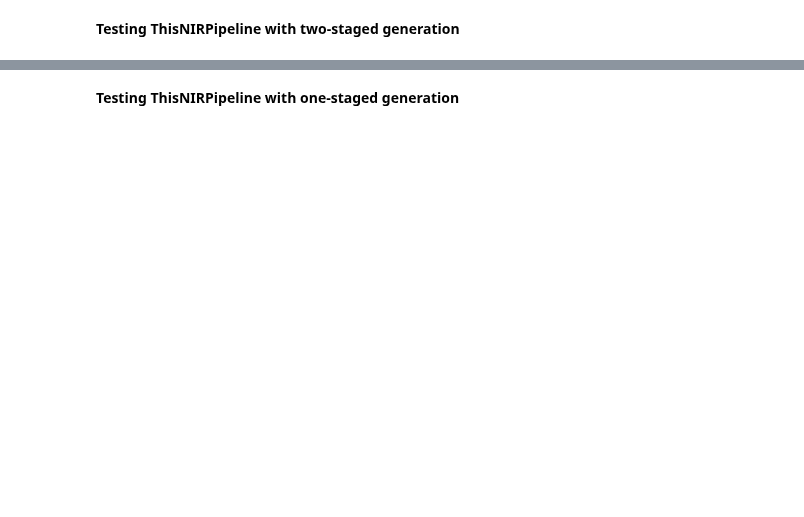
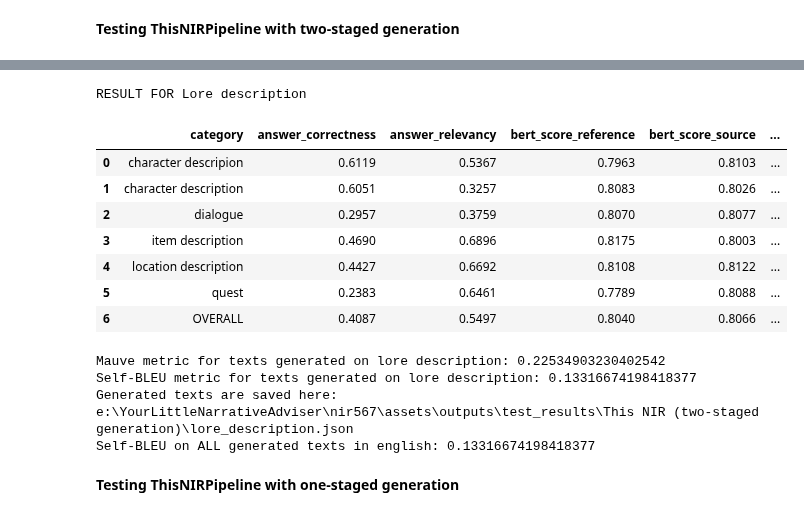
Before and after one commit to Alisazzzz/nir567, a Jupyter notebook: notebooks/testing_several_answer_pipelines.ipynb, the cells around one changed output, grey strips where cells are left out. Drawn from its saved outputs; the diff is of its cells as text; code cells hidden in the pictures; blank space fills up the shorter version.

```diff
--- a/notebooks/testing_several_answer_pipelines.ipynb
+++ b/notebooks/testing_several_answer_pipelines.ipynb
@@ -359,7 +395,9 @@ def run_generation_tests_ThisNIRPipeline_two_stages(test_data: Dict[str, Any], d
         reference = task["reference"]
         category = task.get("category", "default")
 
-        context = form_context_with_llm(query, graph, instruct_llm, embeddings_model, language)
+        this_graph_embeddings = manager.get_embedding_model(graph.get_embedding_model())
+
+        context = form_context_with_llm(query, graph, instruct_llm, this_graph_embeddings, language)
         answer_plan = generate_plan(query, context, answer_llm, False, language)
         answer_final = generate_answer_based_on_plan(query, answer_plan, context, answer_llm, language)
 
@@ -414,7 +452,7 @@ def run_generation_tests_ThisNIRPipeline_two_stages(test_data: Dict[str, Any], d
     print(f"Self-BLEU metric for texts generated on {dataset_name}: {self_bleu_score}")
 
     if generated:
-        pipeline_dir = os.path.join(results_dir, "Basic LLM")
+        pipeline_dir = os.path.join(results_dir, "This NIR (two-staged generation)")
         os.makedirs(pipeline_dir, exist_ok=True)
 
         generated_with_metrics = []
@@ -437,11 +475,12 @@ def run_generation_tests_ThisNIRPipeline_two_stages(test_data: Dict[str, Any], d
     return generated_texts
 # %%
 texts_lore = run_generation_tests_ThisNIRPipeline_two_stages(test_data_lore_description, "lore description", "lore_description.json")
-texts_design = run_generation_tests_ThisNIRPipeline_two_stages(test_data_design_document, "design document", "design_document.json")
-texts_scenario = run_generation_tests_ThisNIRPipeline_two_stages(test_data_scenario, "scenario", "scenario.json")
+#texts_design = run_generation_tests_ThisNIRPipeline_two_stages(test_data_design_document, "design document", "design_document.json")
+#texts_scenario = run_generation_tests_ThisNIRPipeline_two_stages(test_data_scenario, "scenario", "scenario.json")
 
-all_generated_texts = texts_lore + texts_design + texts_scenario
+all_generated_texts = texts_lore #+ texts_design + texts_scenario
 self_bleu_all = compute_self_bleu(generateds=all_generated_texts)
 print(f"Self-BLEU on ALL generated texts in english: {self_bleu_all}")
 
-texts_russian = run_generation_tests_ThisNIRPipeline_two_stages(test_data_scenario, "scenario in russian", "scenario_russian.json", "ru")
+#texts_russian = run_generation_tests_ThisNIRPipeline_two_stages(test_data_scenario, "scenario in russian", "scenario_russian.json", "ru")
+# %% [output]
@@ -448,3 +504,16 @@ texts_russian = run_generation_tests_ThisNIRPipeline_two_stages(test_data_scenar
+RESULT FOR Lore description
+|  | category | answer_correctness | answer_relevancy | bert_score_reference | bert_score_source | ... |
+| 0 | character descripion | 0.6119 | 0.5367 | 0.7963 | 0.8103 | ... |
+| 1 | character description | 0.6051 | 0.3257 | 0.8083 | 0.8026 | ... |
+| 2 | dialogue | 0.2957 | 0.3759 | 0.8070 | 0.8077 | ... |
+| 3 | item description | 0.4690 | 0.6896 | 0.8175 | 0.8003 | ... |
+| 4 | location description | 0.4427 | 0.6692 | 0.8108 | 0.8122 | ... |
+| 5 | quest | 0.2383 | 0.6461 | 0.7789 | 0.8088 | ... |
+| 6 | OVERALL | 0.4087 | 0.5497 | 0.8040 | 0.8066 | ... |
+Mauve metric for texts generated on lore description: 0.22534903230402542
+Self-BLEU metric for texts generated on lore description: 0.13316674198418377
+Generated texts are saved here: e:\YourLittleNarrativeAdviser\nir567\assets\outputs\test_results\This NIR (two-staged generation)\lore_description.json
+Self-BLEU on ALL generated texts in english: 0.13316674198418377
 # %% [markdown]
 **Testing ThisNIRPipeline with one-staged generation**
 # %%
```
Also changed, not shown: parts of 21 cells of this notebook, 27 other files.
